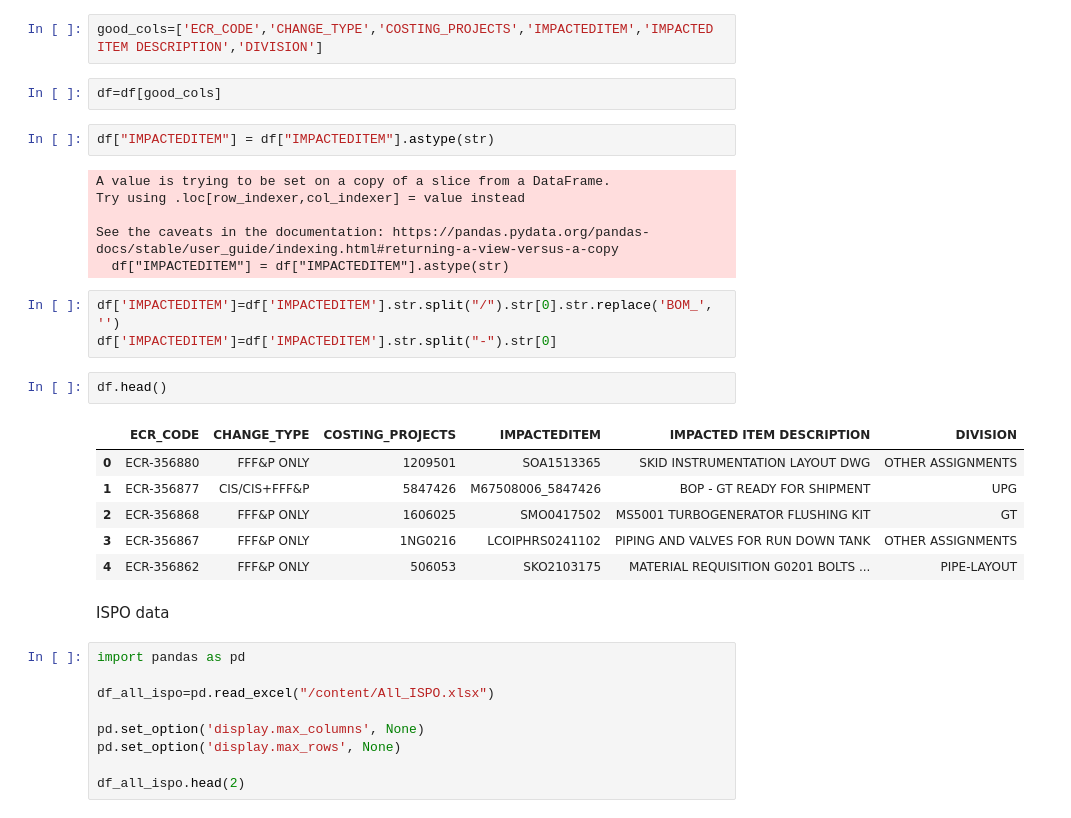
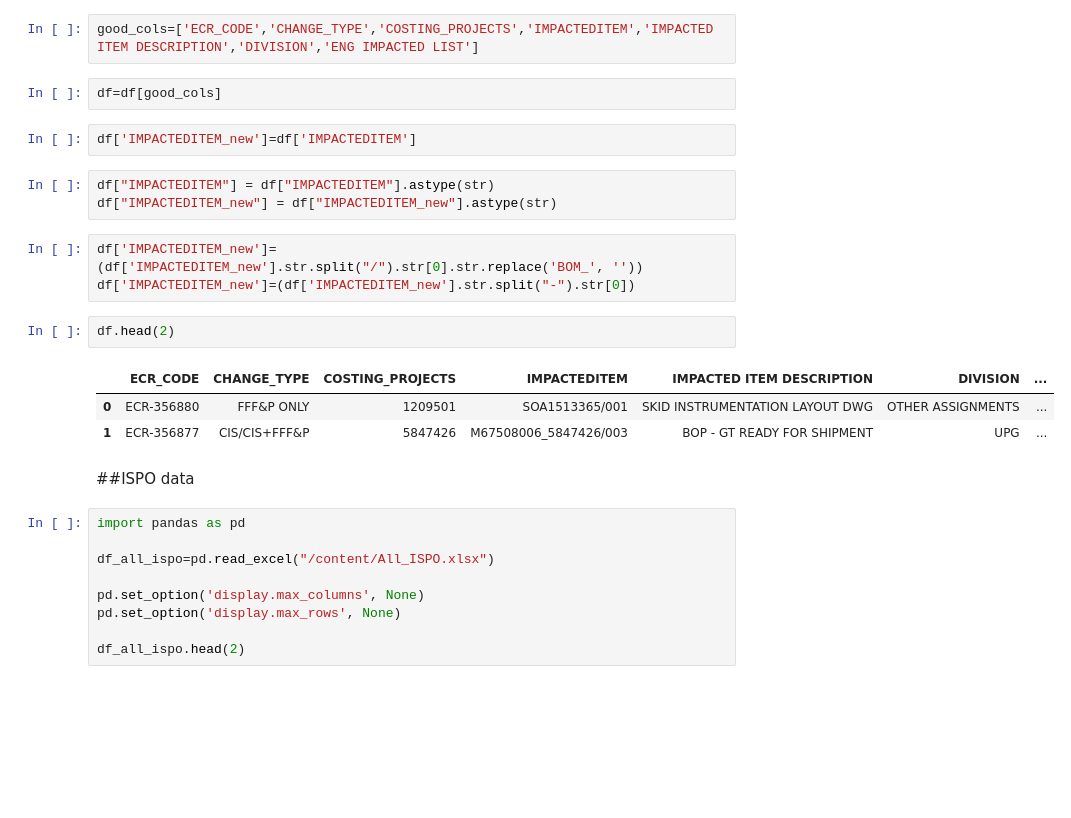
Before and after one commit to adnaksbhat/Colab_JupyterNotebooks, a Jupyter notebook: wow.ipynb, the cells around one changed output. Drawn from its saved outputs; the diff is of its cells as text; blank space fills up the shorter version.

```diff
--- a/wow.ipynb
+++ b/wow.ipynb
@@ -309,31 +309,25 @@ df.head()
 | 3 | ECR-356867 | Requisition Change Request | CHANGE DRIVEN BY ENGINEERING | PREDECESSOR DATA REVISION | NaN | NaN | NaN | 105059509 | ... |
 | 4 | ECR-356862 | Requisition Change Request | CHANGE DRIVEN BY ENGINEERING | DESIGN PROGRESS COMPLETION | NaN | NaN | NaN | 105704753 | ... |
 # %%
-good_cols=['ECR_CODE','CHANGE_TYPE','COSTING_PROJECTS','IMPACTEDITEM','IMPACTED ITEM DESCRIPTION','DIVISION']
+good_cols=['ECR_CODE','CHANGE_TYPE','COSTING_PROJECTS','IMPACTEDITEM','IMPACTED ITEM DESCRIPTION','DIVISION','ENG IMPACTED LIST']
 # %%
 df=df[good_cols]
+# %%
+df['IMPACTEDITEM_new']=df['IMPACTEDITEM']
 # %%
 df["IMPACTEDITEM"] = df["IMPACTEDITEM"].astype(str)
+df["IMPACTEDITEM_new"] = df["IMPACTEDITEM_new"].astype(str)
-# %% [output]
-A value is trying to be set on a copy of a slice from a DataFrame.
-Try using .loc[row_indexer,col_indexer] = value instead
-
-See the caveats in the documentation: https://pandas.pydata.org/pandas-docs/stable/user_guide/indexing.html#returning-a-view-versus-a-copy
-  df["IMPACTEDITEM"] = df["IMPACTEDITEM"].astype(str)
 # %%
-df['IMPACTEDITEM']=df['IMPACTEDITEM'].str.split("/").str[0].str.replace('BOM_', '')
-df['IMPACTEDITEM']=df['IMPACTEDITEM'].str.split("-").str[0]
+df['IMPACTEDITEM_new']=(df['IMPACTEDITEM_new'].str.split("/").str[0].str.replace('BOM_', ''))
+df['IMPACTEDITEM_new']=(df['IMPACTEDITEM_new'].str.split("-").str[0])
 # %%
-df.head()
+df.head(2)
 # %% [output]
-|  | ECR_CODE | CHANGE_TYPE | COSTING_PROJECTS | IMPACTEDITEM | IMPACTED ITEM DESCRIPTION | DIVISION |
-| 0 | ECR-356880 | FFF&P ONLY | 1209501 | SOA1513365 | SKID INSTRUMENTATION LAYOUT DWG | OTHER ASSIGNMENTS |
-| 1 | ECR-356877 | CIS/CIS+FFF&P | 5847426 | M67508006_5847426 | BOP - GT READY FOR SHIPMENT | UPG |
-| 2 | ECR-356868 | FFF&P ONLY | 1606025 | SMO0417502 | MS5001 TURBOGENERATOR FLUSHING KIT | GT |
-| 3 | ECR-356867 | FFF&P ONLY | 1NG0216 | LCOIPHRS0241102 | PIPING AND VALVES FOR RUN DOWN TANK | OTHER ASSIGNMENTS |
-| 4 | ECR-356862 | FFF&P ONLY | 506053 | SKO2103175 | MATERIAL REQUISITION G0201 BOLTS ... | PIPE-LAYOUT |
+|  | ECR_CODE | CHANGE_TYPE | COSTING_PROJECTS | IMPACTEDITEM | IMPACTED ITEM DESCRIPTION | DIVISION | ... |
+| 0 | ECR-356880 | FFF&P ONLY | 1209501 | SOA1513365/001 | SKID INSTRUMENTATION LAYOUT DWG | OTHER ASSIGNMENTS | ... |
+| 1 | ECR-356877 | CIS/CIS+FFF&P | 5847426 | M67508006_5847426/003 | BOP - GT READY FOR SHIPMENT | UPG | ... |
-# %% [markdown]
-ISPO data
+# %% [markdown]
+##ISPO data
 # %%
 import pandas as pd
 
```
Also changed, not shown: parts of 24 cells of this notebook.
